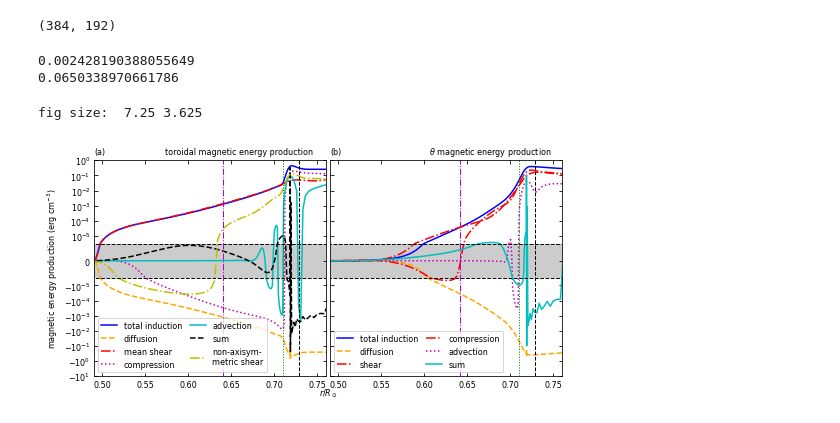
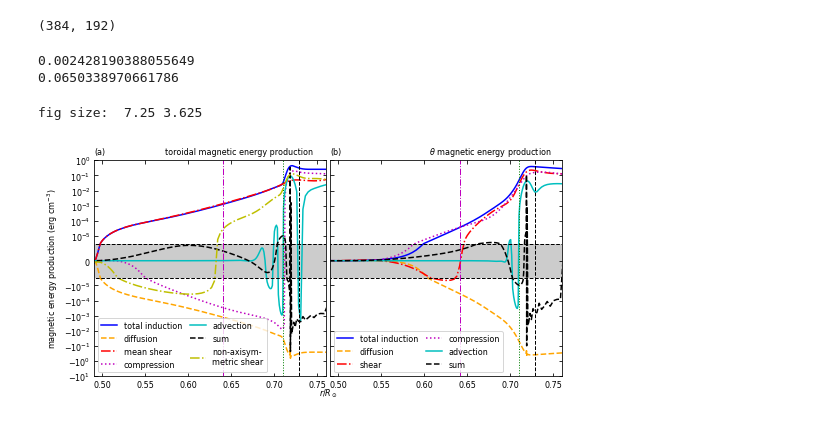
Before and after one commit to illorenzo7/Tacho_Letter_Plots_Part2, a Jupyter notebook: 00_meprod.ipynb, the cells around one changed output. Cells and saved outputs as stored; diff of their text form; code cells hidden in the pictures.

Commit message:
legend err fig 4

```diff
--- a/00_meprod.ipynb
+++ b/00_meprod.ipynb
@@ -123,13 +123,13 @@ indp_ms_t = np.sum(di_grid['tw_2d']*bpolb_t*dOmdt, axis=0)
 indp_ms_exact = indp_ms_r + indp_ms_t
 # %% [output]
 (384, 192)
-# %%
-# check two types of MS basically agree
-print(rms(indp_ms_exact - indp_ms))
-print(rms(indp_ms_exact)) # pretty good I'd say --- good to within about 3%
-# %% [output]
-0.002428190388055649
-0.0650338970661786
+# %%
+# check two types of MS basically agree
+print(rms(indp_ms_exact - indp_ms))
+print(rms(indp_ms_exact)) # pretty good I'd say --- good to within about 3%
+# %% [output]
+0.002428190388055649
+0.0650338970661786
 # %%
 # make good line plot dimensions
 fig_width_inches = 7.25 #4.75
@@ -259,6 +259,7 @@ ordinate += 1
 ax2.plot(rr, indt_shear, color=color_order[ordinate], linestyle=style_order[ordinate],\
          label='shear')
 
+ordinate += 1
 ax2.plot(rr[:ipumpcut], indt_comp[:ipumpcut], color=color_order[ordinate], linestyle=style_order[ordinate],\
          label='compression')
 
@@ -307,31 +308,31 @@ buffspace = ' '*5
 ax1.set_title('toroidal magnetic energy production' + buffspace, loc='right', fontsize=fontsize)
 ax2.set_title(r'$\theta$' + ' magnetic energy production' + buffspace, loc='right', fontsize=fontsize)
 
 
 
 # remove the annoying 10^-7 ticks (have no idea how I did this or why it makes sense)
 yticks = ax1.get_yticks().tolist()
 yticks.pop(6+int(np.log10(np.abs(ymin))))
 yticks.pop(7+int(np.log10(np.abs(ymin))))
 ax1.set_yticks(yticks)
 #ax2.set_yticks(yticks)
 ax1.set_ylim(ymin, ymax)
 
 # add shade in 'linear region'
 xvals = np.linspace(np.min(rr), rcut, 100)
 for ax in ax1, ax2:
     ax.fill_between(xvals, xvals*0 - linthresh, xvals*0 + linthresh, fc="k", alpha=0.2)
 
     # point ticks inward and get them on all sides
     plt.sca(ax)
     plt.tick_params(top=True, right=True, direction='in', which='both', labelsize=fontsize)
 plt.sca(ax1)
 plt.minorticks_off()
 
 # label both x axes
 fig.text(margin_left + subplot_width + 0.5*margin_x, margin_y,\
          r'$r/R_\odot$', fontsize=fontsize, ha='center', va='bottom')
 
 plt.savefig('images/meprod.png', dpi=300)
 # %% [output]
-[figure, old version]
+[figure, new version]
```
Also changed, not shown: 1 other file.
